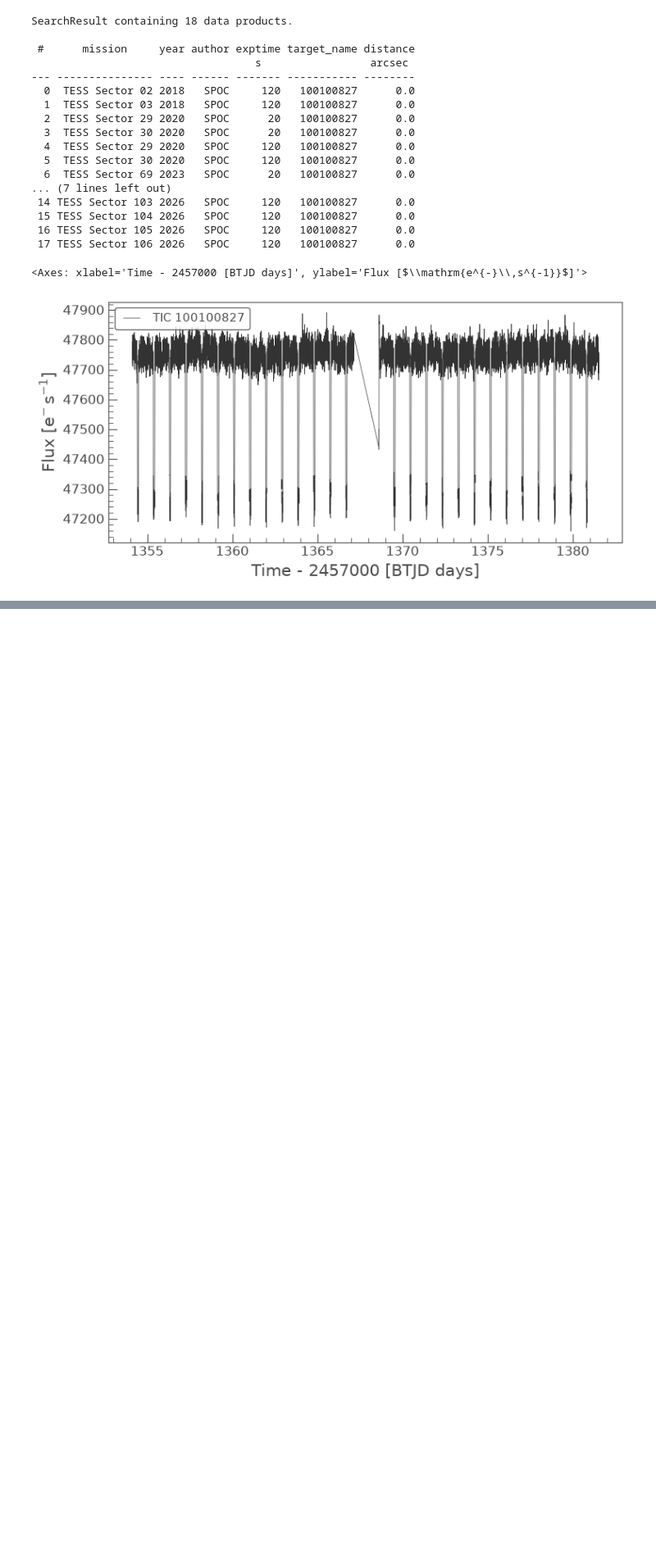
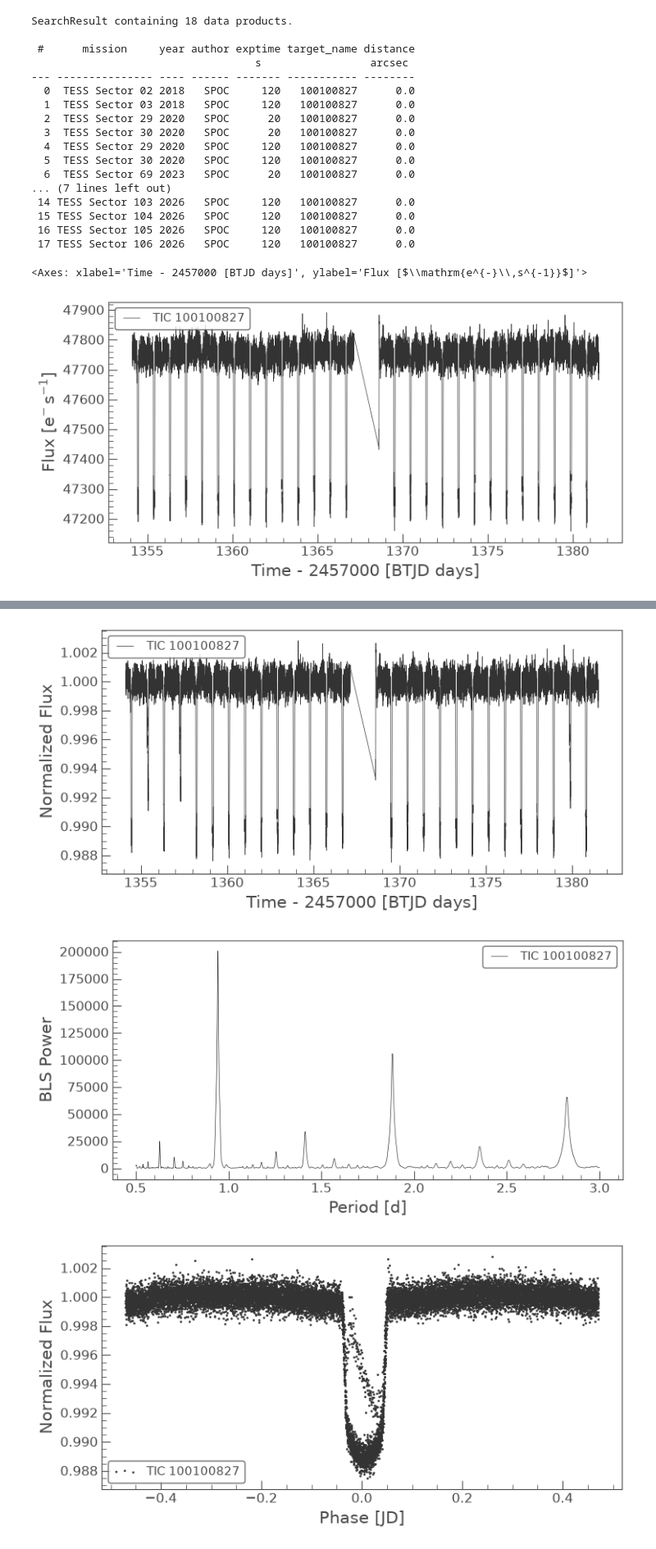
Before and after one commit to rigasneofotistos-beep/tess-transit-project, a Jupyter notebook: 01_first_lightcurve.ipynb, the cells around one changed output, grey strips where cells are left out. Shown at 82% size. Saved outputs shown, nothing was run; the diff lists cells and outputs as text; code cells hidden in the pictures; blank space fills up the shorter version.

Commit message:
Find WASP-18 b period with BLS

```diff
--- a/01_first_lightcurve.ipynb
+++ b/01_first_lightcurve.ipynb
@@ -26,3 +26,10 @@ SearchResult containing 18 data products.
  17 TESS Sector 106 2026   SPOC     120   100100827      0.0
 <Axes: xlabel='Time - 2457000 [BTJD days]', ylabel='Flux [$\\mathrm{e^{-}\\,s^{-1}}$]'>
 [figure]
+# %%
+# Καθαρισμός: αφαιρούμε κενές τιμές και κάνουμε τη φωτεινότητα σχετική (μέσος όρος = 1)
+lc_clean = lc.remove_nans().normalize()
+
+# Αφαιρούμε τις αργές μεταβολές του άστρου, κρατώντας τις γρήγορες βυθίσεις
+lc_flat = lc_clean.flatten(window_length=901)
+lc_flat.plot()
@@ -28,0 +38,17 @@ SearchResult containing 18 data products.
+# %%
+import numpy as np
+
+# Ψάχνουμε περιόδους από 0,5 έως 3 μέρες με τη μέθοδο BLS (Box Least Squares)
+periods = np.linspace(0.5, 3, 10000)
+bls = lc_flat.to_periodogram(method="bls", period=periods)
+bls.plot()
+
+period = bls.period_at_max_power
+t0 = bls.transit_time_at_max_power
+duration = bls.duration_at_max_power
+print("Περίοδος:", period)
+print("Χρόνος διάβασης:", t0)
+print("Διάρκεια:", duration)
+
+# "Διπλώνουμε" την καμπύλη πάνω στην περίοδο
+lc_flat.fold(period=period, epoch_time=t0).scatter()
@@ -28,0 +60,8 @@ SearchResult containing 18 data products.
+# %%
+import matplotlib.pyplot as plt
+bls.plot()
+plt.show()
+# %% [output]
+[figure, added]
+[figure, added]
+[figure, added]
```
Also changed, not shown: parts of 6 cells of this notebook.
